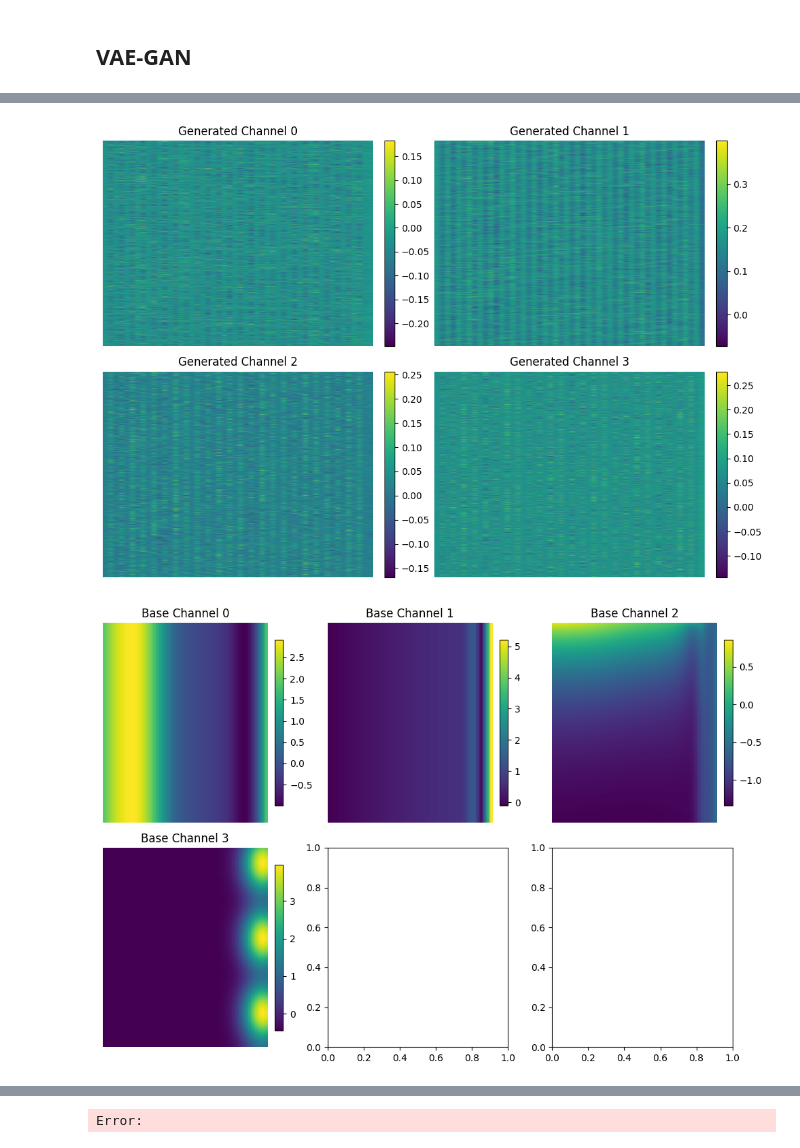
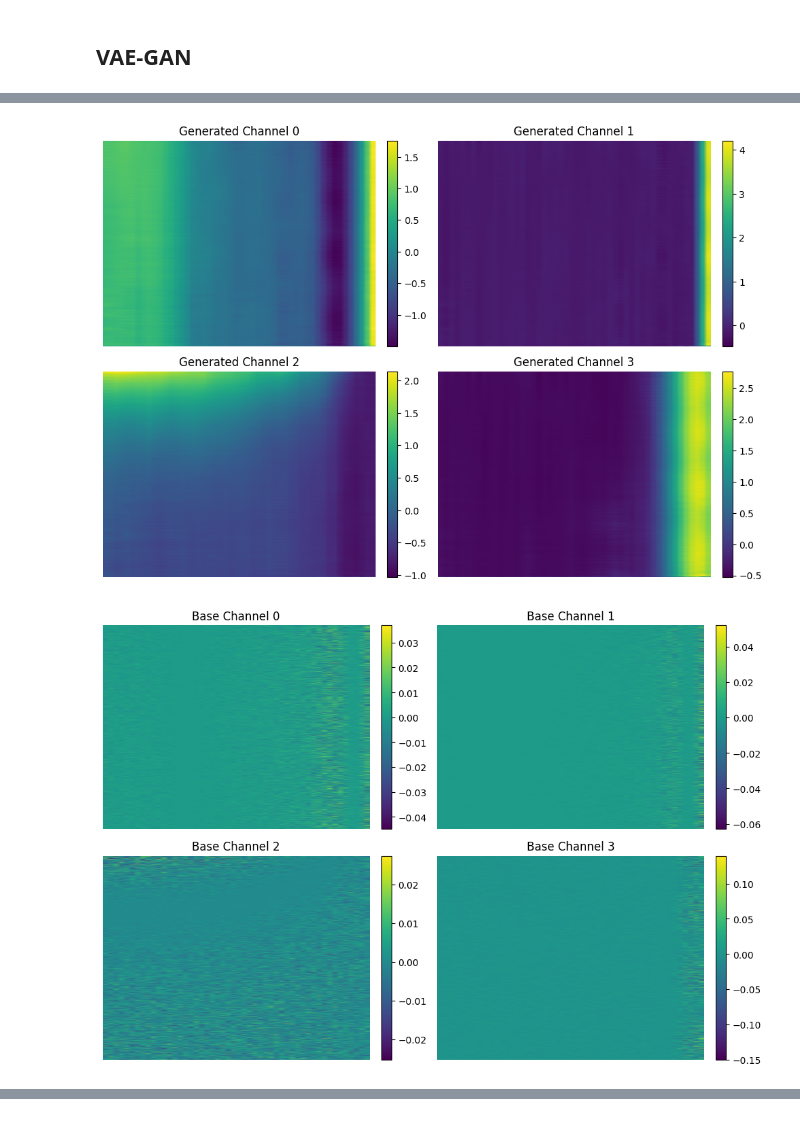
Before and after one commit to jvslone/GenAiFinal, a Jupyter notebook: VAEGAN.ipynb, the cells around one changed output, grey strips where cells are left out. Drawn from its saved outputs; the diff is of its cells as text; code cells hidden in the pictures.

```diff
--- a/VAEGAN.ipynb
+++ b/VAEGAN.ipynb
@@ -22,7 +46,7 @@ import time as timer
 import pickle
 
 use_rho_time = 0
-Input_File = 'ChangeDataset622v1.pickle'
+Input_File = 'ChangeDataset622v2.pickle'
 
 def ReadPickle(filename: str) -> dict:
   '''Reads in data from given pickle files, outputs a dictionary'''
@@ -185,20 +209,17 @@ class CNNDiscriminator(nn.Module):
     def __init__(self):
         super(CNNDiscriminator, self).__init__()
         self.conv_layers = nn.Sequential(
-            nn.Conv2d(num_channels, 16, kernel_size=(15,3), stride=(10,2), padding=1),  # (16, 100, 25)
-            nn.BatchNorm2d(16),
+            nn.Conv2d(num_channels, 6, kernel_size=(15,3), stride=(100,10), padding=1),  # (6, 10, 5)
+            nn.BatchNorm2d(6),
             nn.ReLU(),
 
-            nn.Conv2d(16, 32, kernel_size=(15,3), stride=(10,2), padding=1),  # (32, 9, 13)
-            nn.BatchNorm2d(32),
-            nn.ReLU(),
         )
 
         self.classifier = nn.Sequential(
             nn.Flatten(),
-            nn.Linear(32*9*13, 16),
+            nn.Linear(6*10*5, 4),
             nn.ReLU(),
-            nn.Linear(16, 1),
+            nn.Linear(4, 1),
             nn.Sigmoid()  # Binary classification (real vs fake)
         )
 
@@ -250,15 +287,14 @@ torch.save(vae, 'VAE_Pretrained_NoRT_v1.pt')
 import torch
 import torch.nn as nn
 import torch.optim as optim
-from torch.utils.data import DataLoader
 
-vae2 = torch.load('VAE_Pretrained_NoRT_v1.pt', weights_only=False)
+vae = torch.load('VAE_Pretrained_NoRT_v1.pt', weights_only=False)
 num_epochs = 25
 lr_disc = 4e-5
-lr_vae2 = 1e-2
+lr_vae = 1e-2
 disc = CNNDiscriminator().to(device)
 opt_D = optim.Adam(disc.parameters(), lr=lr_disc)
-opt_G = optim.Adam(vae.parameters(), lr=lr_vae2)
+opt_G = optim.Adam(vae.parameters(), lr=lr_vae)
 
 # Loss functions
 bce = nn.BCELoss()
@@ -273,7 +309,7 @@ def fake_label(size):
 
 # Training Loop
 for epoch in range(1, num_epochs + 1):
-    vae2.train()
+    vae.train()
     disc.train()
 
     total_G_loss = 0.0
@@ -286,7 +322,7 @@ for epoch in range(1, num_epochs + 1):
         # Discriminator update
         with torch.no_grad():
             z = torch.randn(bs, latent_dim, device=device)
-            x_sample = vae2.decode(z) # Pure decoder samples
+            x_sample = vae.decode(z) # Pure decoder samples
             bs, C, T, S = x_sample.shape
 
             # Time Average D & V
@@ -314,7 +350,7 @@ for epoch in range(1, num_epochs + 1):
         opt_D.step()
 
         # Generator (VAE) update
-        x_recon, mu, logvar = vae2(x_real)
+        x_recon, mu, logvar = vae(x_real)
         d_out_fake = disc(x_recon)
 
         # Reconstruction + KL
@@ -373,6 +396,9 @@ with torch.no_grad():
     z2 = torch.randn(1, latent_dim, device=device)  #Sample one latent vector
     generated1 = vae.decode(z1)
     generated2 = vae.decode(z2)
+    noise_fake = 0.01*generated1.std(dim=[0,2,3], keepdim=True)*torch.randn_like(generated1)
+    generated1 *= 1
+    generated2 *= 1
 
 #Remove the batch dimension and move the tensor to CPU
 sample1 = generated1.squeeze(0).cpu()
@@ -396,35 +422,36 @@ plt.tight_layout()
 plt.show()
 
 if save:
     fig.savefig(f'Image/GeneratedChannelsv{id_num}.png', dpi=300, bbox_inches='tight')
 
-fig2, axs2 = plt.subplots(2, 3, figsize=(10,7))
+fig2, axs2 = plt.subplots(2, 2, figsize=(10,7))
 axs2 = axs2.ravel()
 
+real_sample = Database_channel_standardized[np.random.randint(1000)]*noise_fake.cpu().numpy()
 for i in range(4):
-    im = axs2[i].imshow(Database_channel_standardized[np.random.randint(1000)][i], aspect='auto', cmap='viridis')
+    im = axs2[i].imshow(real_sample[0][i], aspect='auto', cmap='viridis')
     axs2[i].set_title(f'Base Channel {i}')
     axs2[i].axis('off')
     fig2.colorbar(im, ax=axs2[i], fraction=0.046, pad=0.04)
 plt.tight_layout()
 plt.show()
 
 if save:
     fig.savefig(f'Image/BaseChannel{id_num}.png', dpi=300, bbox_inches='tight')
 
-fig, axs = plt.subplots(2, 3, figsize=(10,7))
+fig, axs = plt.subplots(2, 2, figsize=(10,7))
 axs = axs.ravel()
 
 for i in range(4):
     im = axs[i].imshow((sample1_np[i] - sample2_np[i]), aspect='auto', cmap='viridis')
     axs[i].set_title(f'Variance Channel {i}')
     axs[i].axis('off')
     fig.colorbar(im, ax=axs[i], fraction=0.046, pad=0.04)
 plt.tight_layout()
 plt.show()
 
 if save:
     fig.savefig(f'Image/VarianceChannel{id_num}.png', dpi=300, bbox_inches='tight')
 # %% [output]
-[figure, old version]
+[figure, new version]
-[figure, old version]
+[figure, new version]
@@ -432,4 +459,3 @@ if save:
-Error:
 # %%
 #Add noise, avg D and V channels
 #Subset, do larger on pretraining
```
Also changed, not shown: parts of 8 cells of this notebook, 1 other file.
